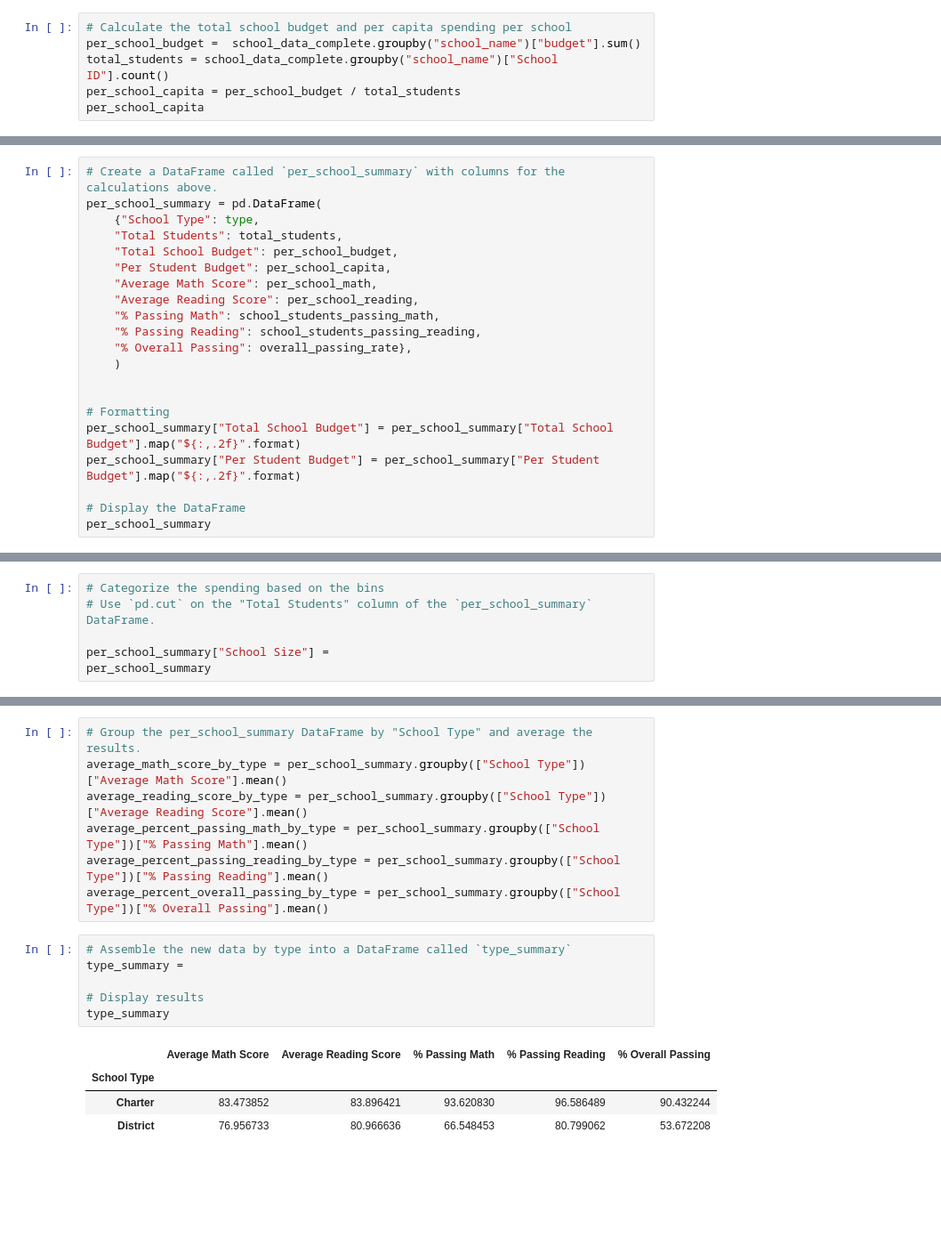
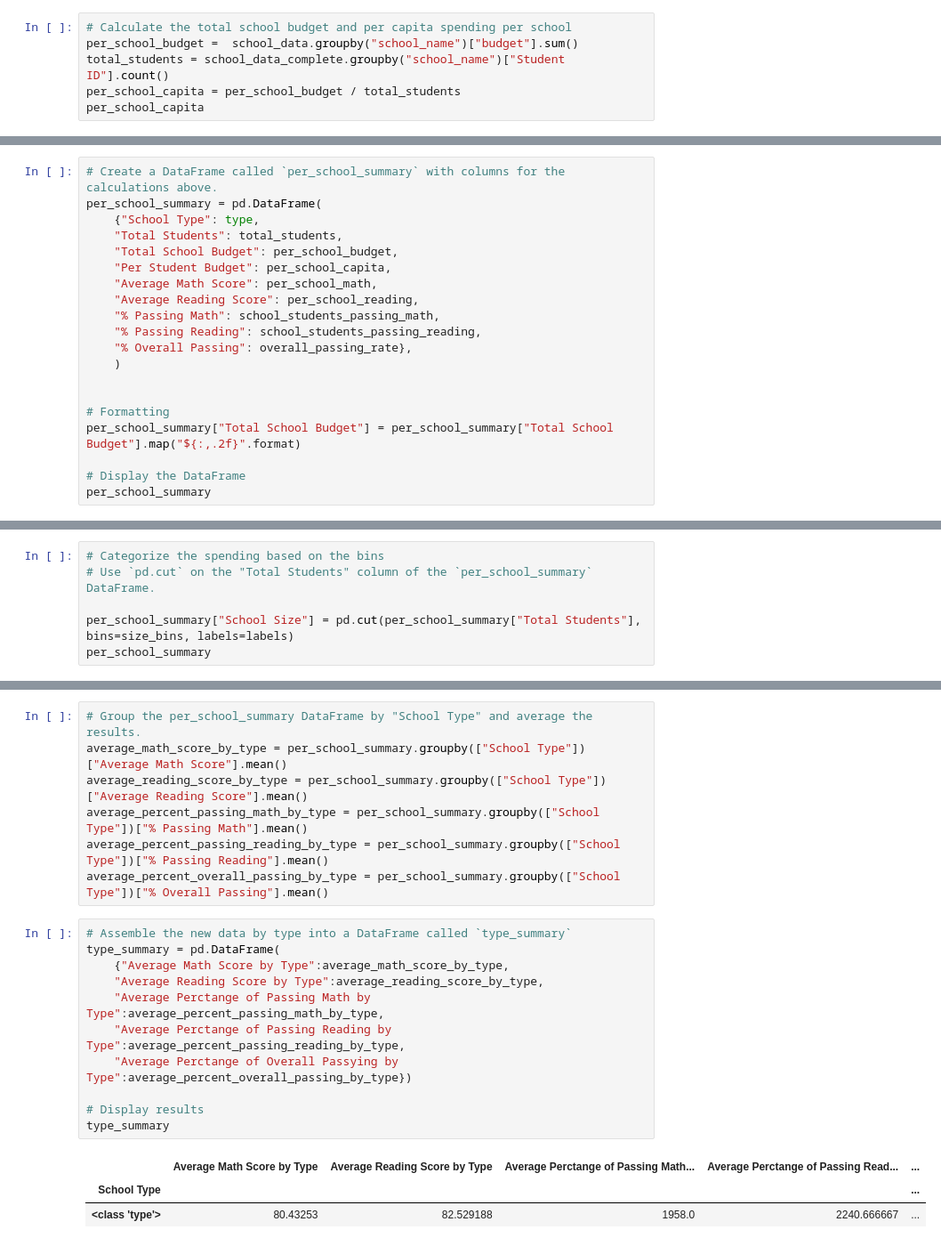
Before and after one commit to mbernstein421/pandas-challenge, a Jupyter notebook: Homework/PyCitySchools_starter.ipynb, the cells around one changed output, grey strips where cells are left out. Shown at 89% size. Cells and saved outputs as stored; diff of their text form; blank space fills up the shorter version.

```diff
--- a/Homework/PyCitySchools_starter.ipynb
+++ b/Homework/PyCitySchools_starter.ipynb
@@ -137,8 +137,8 @@ Wright High School       1783
 Name: student_name, dtype: int64
 # %%
 # Calculate the total school budget and per capita spending per school
-per_school_budget =  school_data_complete.groupby("school_name")["budget"].sum()
-total_students = school_data_complete.groupby("school_name")["School ID"].count()
+per_school_budget =  school_data.groupby("school_name")["budget"].sum()
+total_students = school_data_complete.groupby("school_name")["Student ID"].count()
 per_school_capita = per_school_budget / total_students
 per_school_capita
 # %% [output]
@@ -275,7 +275,6 @@ per_school_summary = pd.DataFrame(
 
 # Formatting
 per_school_summary["Total School Budget"] = per_school_summary["Total School Budget"].map("${:,.2f}".format)
-per_school_summary["Per Student Budget"] = per_school_summary["Per Student Budget"].map("${:,.2f}".format)
 
 # Display the DataFrame
 per_school_summary
@@ -462,7 +510,7 @@ labels = ["Small (<1000)", "Medium (1000-2000)", "Large (2000-5000)"]
 # Categorize the spending based on the bins
 # Use `pd.cut` on the "Total Students" column of the `per_school_summary` DataFrame.
 
-per_school_summary["School Size"] =
+per_school_summary["School Size"] = pd.cut(per_school_summary["Total Students"], bins=size_bins, labels=labels)
 per_school_summary
 # %% [output]
 |  | School Type | Total Students | Total School Budget | Per Student Budget | Average Math Score | ... |
@@ -512,12 +566,16 @@ average_percent_passing_reading_by_type = per_school_summary.groupby(["School Ty
 average_percent_overall_passing_by_type = per_school_summary.groupby(["School Type"])["% Overall Passing"].mean()
 # %%
 # Assemble the new data by type into a DataFrame called `type_summary`
-type_summary =
+type_summary = pd.DataFrame(
+    {"Average Math Score by Type":average_math_score_by_type,
+    "Average Reading Score by Type":average_reading_score_by_type,
+    "Average Perctange of Passing Math by Type":average_percent_passing_math_by_type,
+    "Average Perctange of Passing Reading by Type":average_percent_passing_reading_by_type,
+    "Average Perctange of Overall Passying by Type":average_percent_overall_passing_by_type})
 
 # Display results
 type_summary
 # %% [output]
-|  | Average Math Score | Average Reading Score | % Passing Math | % Passing Reading | % Overall Passing |
-| School Type |  |  |  |  |  |
-| Charter | 83.473852 | 83.896421 | 93.620830 | 96.586489 | 90.432244 |
-| District | 76.956733 | 80.966636 | 66.548453 | 80.799062 | 53.672208 |
+|  | Average Math Score by Type | Average Reading Score by Type | Average Perctange of Passing Math... | Average Perctange of Passing Read... | ... |
+| School Type |  |  |  |  | ... |
+| <class 'type'> | 80.43253 | 82.529188 | 1958.0 | 2240.666667 | ... |
```
Also changed, not shown: parts of 12 cells of this notebook.
